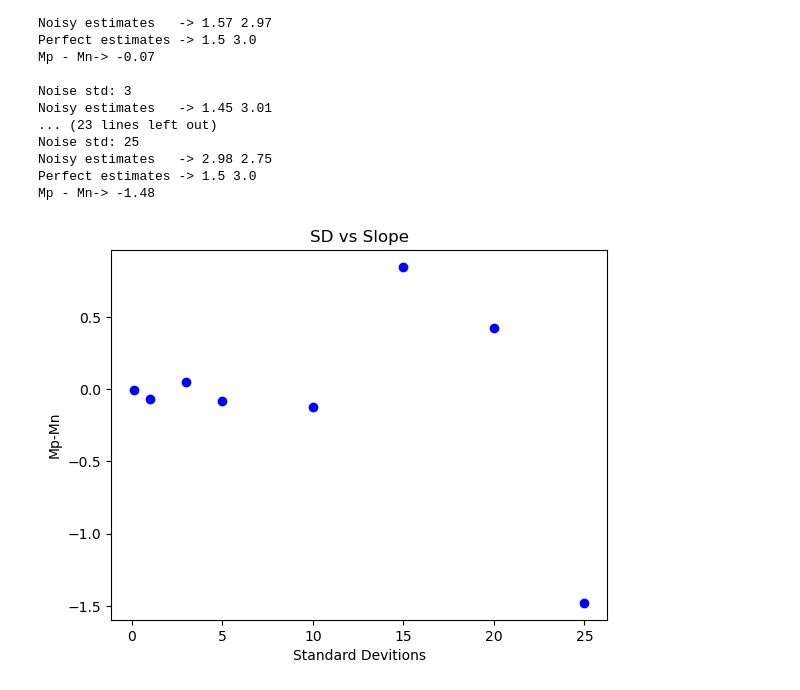
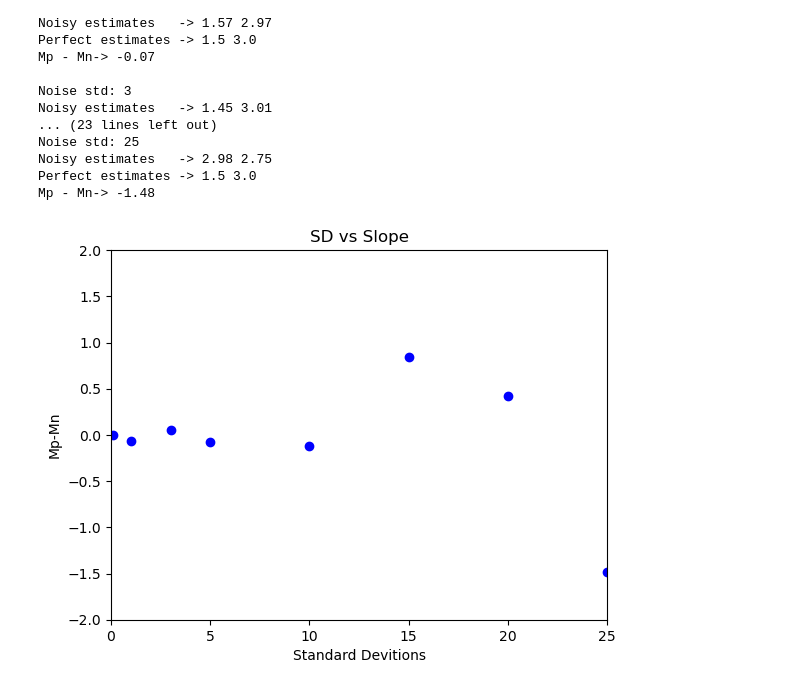
Before and after one commit to yk0766/MLAfterHoursAssignments, a Jupyter notebook: Linear Regression.ipynb, the cells around one changed output. Saved outputs shown, nothing was run; the diff lists cells and outputs as text; code cells hidden in the pictures.

Commit message:
Graph updates

```diff
--- a/Linear Regression.ipynb
+++ b/Linear Regression.ipynb
@@ -150,14 +150,15 @@ Mp - Mn-> -1.48
 # %%
 
 import matplotlib.pyplot as plt
 plt.scatter(noise_levels, m_differ_collect, color='blue')
 #plt.scatter(, yn, color='orange', label='With Noise')
 plt.xlabel("Standard Devitions")
 plt.ylabel("Mp-Mn")
-#plt.xlim(0.1, 25)
+plt.xlim(0, 25)
+plt.ylim(-2, 2)
 #plt.xscale(log)
 plt.title("SD vs Slope")
 #plt.legend()
 plt.show()
 # %% [output]
-[figure, old version]
+[figure, new version]
```
